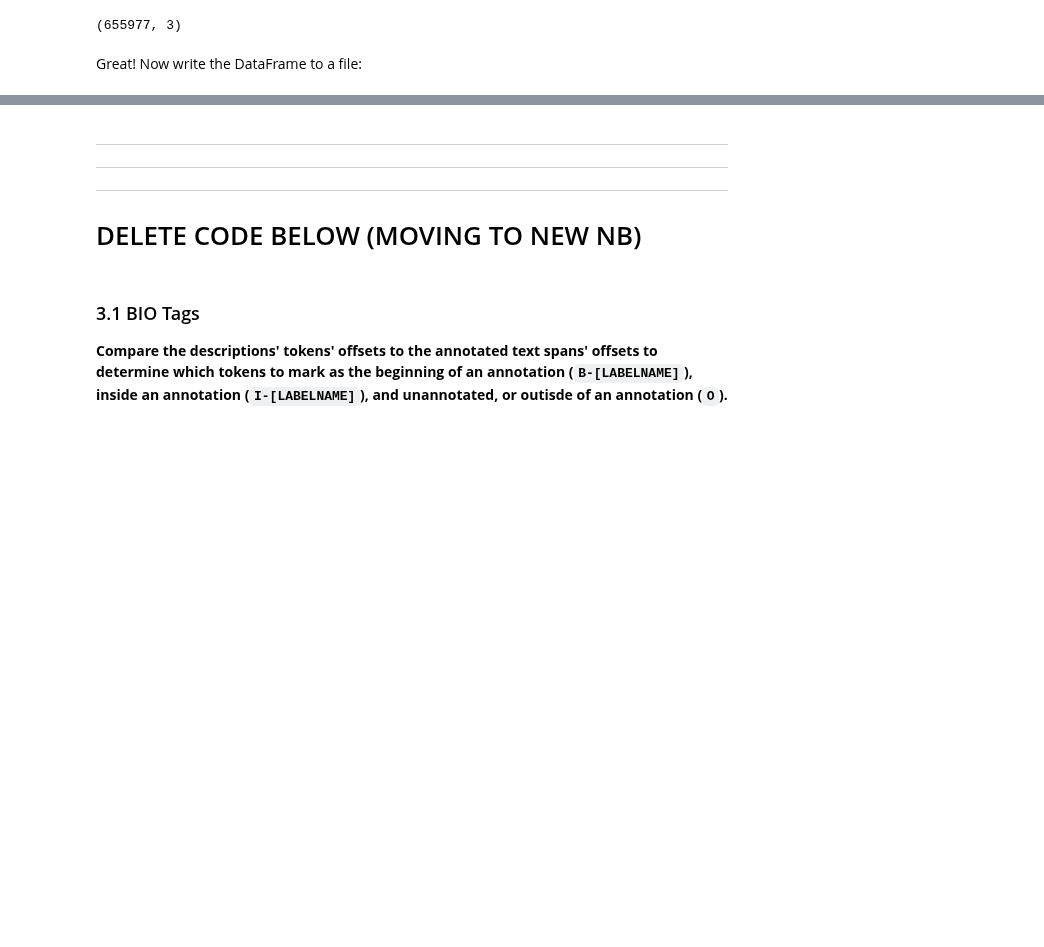
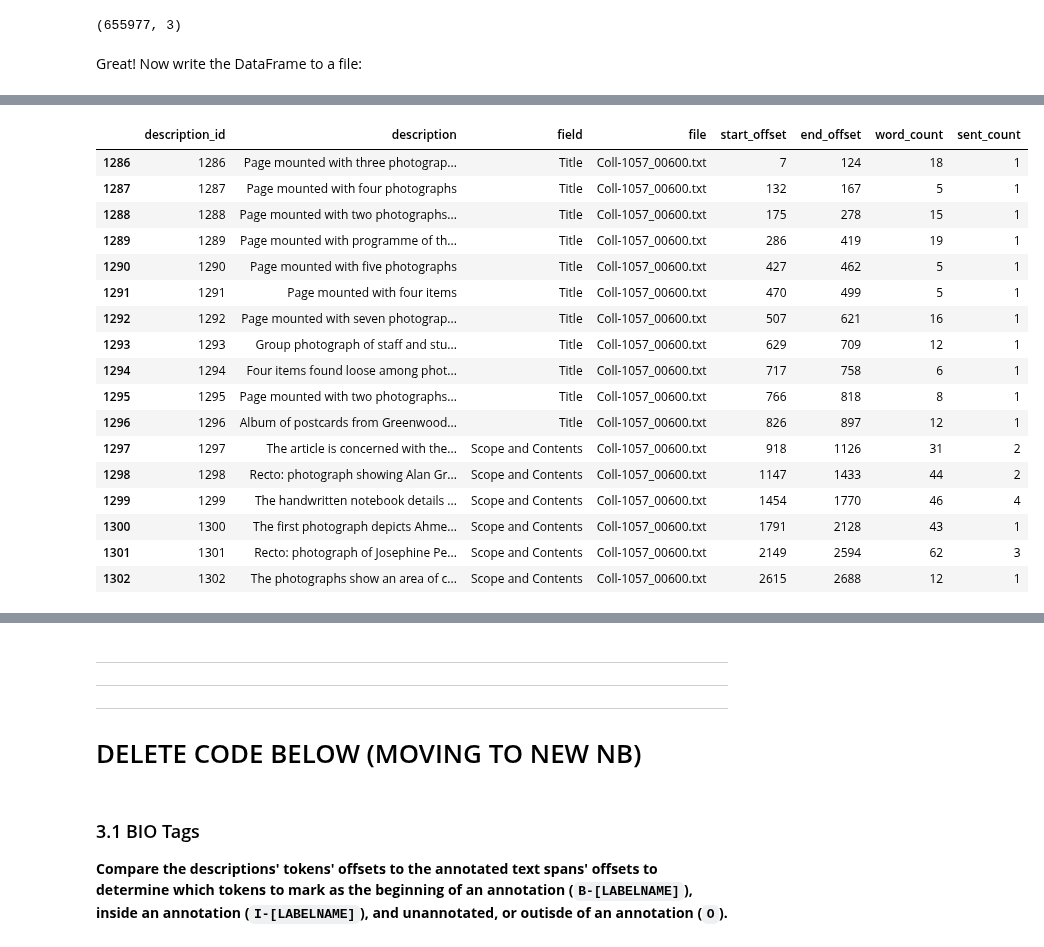
Before and after one commit to thegoose20/gender-bias, a Jupyter notebook: analysis/Analysis_LengthsAndOffsets.ipynb, the cells around one changed output, grey strips where cells are left out. Drawn from its saved outputs; the diff is of its cells as text; code cells hidden in the pictures; blank space fills up the shorter version.

```diff
--- a/analysis/Analysis_LengthsAndOffsets.ipynb
+++ b/analysis/Analysis_LengthsAndOffsets.ipynb
@@ -352,0 +515,21 @@ df_tokens.to_csv(config.crc_meta_path+"descid_token_offsets.csv")
+# %%
+df_desc.loc[df_desc.file == "Coll-1057_00600.txt"]
+# %% [output]
+|  | description_id | description | field | file | start_offset | end_offset | word_count | sent_count |
+| 1286 | 1286 | Page mounted with three photograp... | Title | Coll-1057_00600.txt | 7 | 124 | 18 | 1 |
+| 1287 | 1287 | Page mounted with four photographs | Title | Coll-1057_00600.txt | 132 | 167 | 5 | 1 |
+| 1288 | 1288 | Page mounted with two photographs... | Title | Coll-1057_00600.txt | 175 | 278 | 15 | 1 |
+| 1289 | 1289 | Page mounted with programme of th... | Title | Coll-1057_00600.txt | 286 | 419 | 19 | 1 |
+| 1290 | 1290 | Page mounted with five photographs | Title | Coll-1057_00600.txt | 427 | 462 | 5 | 1 |
+| 1291 | 1291 | Page mounted with four items | Title | Coll-1057_00600.txt | 470 | 499 | 5 | 1 |
+| 1292 | 1292 | Page mounted with seven photograp... | Title | Coll-1057_00600.txt | 507 | 621 | 16 | 1 |
+| 1293 | 1293 | Group photograph of staff and stu... | Title | Coll-1057_00600.txt | 629 | 709 | 12 | 1 |
+| 1294 | 1294 | Four items found loose among phot... | Title | Coll-1057_00600.txt | 717 | 758 | 6 | 1 |
+| 1295 | 1295 | Page mounted with two photographs... | Title | Coll-1057_00600.txt | 766 | 818 | 8 | 1 |
+| 1296 | 1296 | Album of postcards from Greenwood... | Title | Coll-1057_00600.txt | 826 | 897 | 12 | 1 |
+| 1297 | 1297 | The article is concerned with the... | Scope and Contents | Coll-1057_00600.txt | 918 | 1126 | 31 | 2 |
+| 1298 | 1298 | Recto: photograph showing Alan Gr... | Scope and Contents | Coll-1057_00600.txt | 1147 | 1433 | 44 | 2 |
+| 1299 | 1299 | The handwritten notebook details ... | Scope and Contents | Coll-1057_00600.txt | 1454 | 1770 | 46 | 4 |
+| 1300 | 1300 | The first photograph depicts Ahme... | Scope and Contents | Coll-1057_00600.txt | 1791 | 2128 | 43 | 1 |
+| 1301 | 1301 | Recto: photograph of Josephine Pe... | Scope and Contents | Coll-1057_00600.txt | 2149 | 2594 | 62 | 3 |
+| 1302 | 1302 | The photographs show an area of c... | Scope and Contents | Coll-1057_00600.txt | 2615 | 2688 | 12 | 1 |
```
Also changed, not shown: parts of 25 cells of this notebook, 3 other files.
